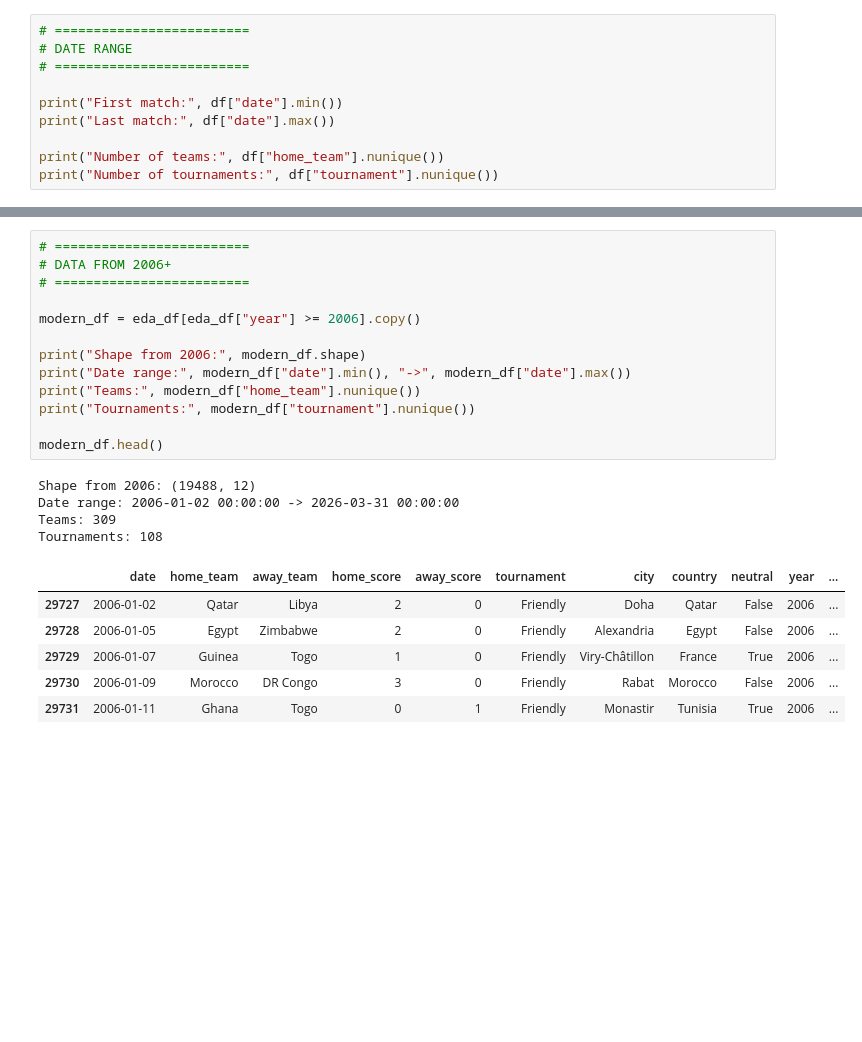
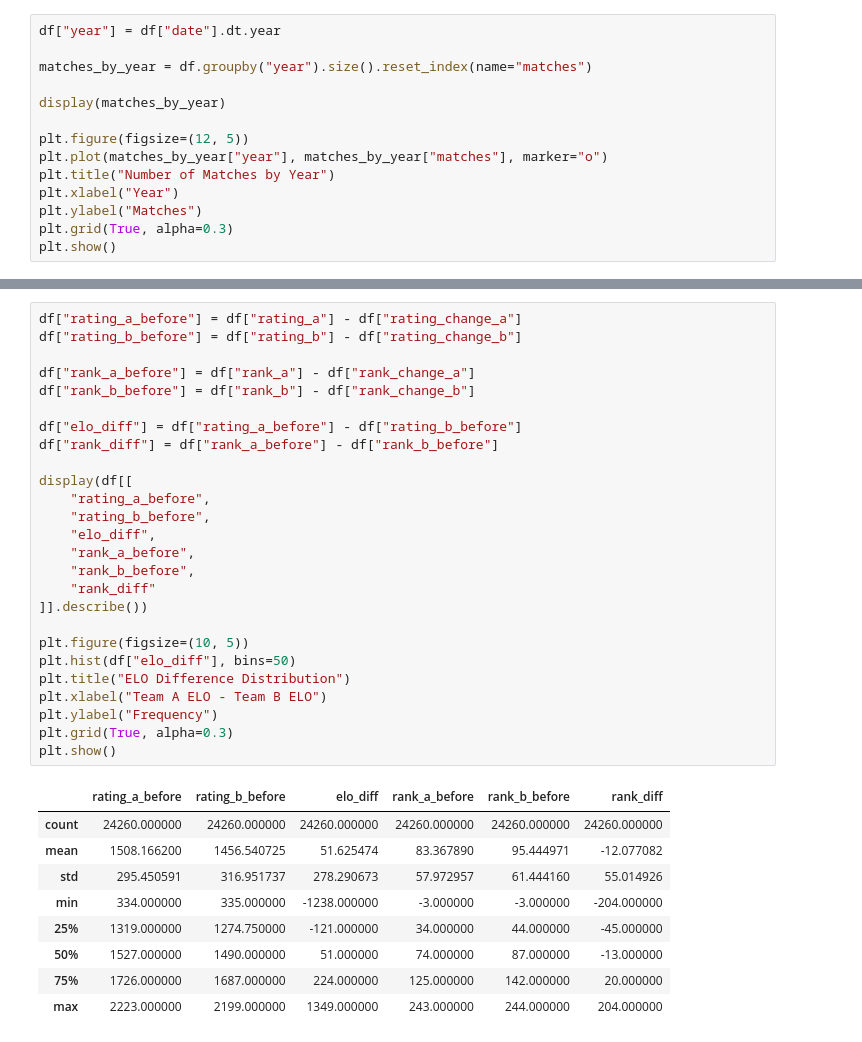
Before and after one commit to roeeseri/World_cup_predictor, a Jupyter notebook: notebooks/01_data_exploration.ipynb, the cells around one changed output, grey strips where cells are left out. Drawn from its saved outputs; the diff is of its cells as text; blank space fills up the shorter version.

```diff
--- a/notebooks/01_data_exploration.ipynb
+++ b/notebooks/01_data_exploration.ipynb
@@ -68,11 +87,15 @@ dtype: int64
 # %%
-# =========================
-# DATE RANGE
-# =========================
+df["year"] = df["date"].dt.year
 
-print("First match:", df["date"].min())
-print("Last match:", df["date"].max())
+matches_by_year = df.groupby("year").size().reset_index(name="matches")
 
-print("Number of teams:", df["home_team"].nunique())
-print("Number of tournaments:", df["tournament"].nunique())
+display(matches_by_year)
+
+plt.figure(figsize=(12, 5))
+plt.plot(matches_by_year["year"], matches_by_year["matches"], marker="o")
+plt.title("Number of Matches by Year")
+plt.xlabel("Year")
+plt.ylabel("Matches")
+plt.grid(True, alpha=0.3)
+plt.show()
 # %% [output]
@@ -141,24 +189,36 @@ Name: count, dtype: int64
 # %%
-# =========================
-# DATA FROM 2006+
-# =========================
+df["rating_a_before"] = df["rating_a"] - df["rating_change_a"]
+df["rating_b_before"] = df["rating_b"] - df["rating_change_b"]
 
-modern_df = eda_df[eda_df["year"] >= 2006].copy()
+df["rank_a_before"] = df["rank_a"] - df["rank_change_a"]
+df["rank_b_before"] = df["rank_b"] - df["rank_change_b"]
 
-print("Shape from 2006:", modern_df.shape)
-print("Date range:", modern_df["date"].min(), "->", modern_df["date"].max())
-print("Teams:", modern_df["home_team"].nunique())
-print("Tournaments:", modern_df["tournament"].nunique())
+df["elo_diff"] = df["rating_a_before"] - df["rating_b_before"]
+df["rank_diff"] = df["rank_a_before"] - df["rank_b_before"]
 
-modern_df.head()
+display(df[[
+    "rating_a_before",
+    "rating_b_before",
+    "elo_diff",
+    "rank_a_before",
+    "rank_b_before",
+    "rank_diff"
+]].describe())
+
+plt.figure(figsize=(10, 5))
+plt.hist(df["elo_diff"], bins=50)
+plt.title("ELO Difference Distribution")
+plt.xlabel("Team A ELO - Team B ELO")
+plt.ylabel("Frequency")
+plt.grid(True, alpha=0.3)
+plt.show()
 # %% [output]
-Shape from 2006: (19488, 12)
-Date range: 2006-01-02 00:00:00 -> 2026-03-31 00:00:00
-Teams: 309
-Tournaments: 108
-|  | date | home_team | away_team | home_score | away_score | tournament | city | country | neutral | year | ... |
-| 29727 | 2006-01-02 | Qatar | Libya | 2 | 0 | Friendly | Doha | Qatar | False | 2006 | ... |
-| 29728 | 2006-01-05 | Egypt | Zimbabwe | 2 | 0 | Friendly | Alexandria | Egypt | False | 2006 | ... |
-| 29729 | 2006-01-07 | Guinea | Togo | 1 | 0 | Friendly | Viry-Châtillon | France | True | 2006 | ... |
-| 29730 | 2006-01-09 | Morocco | DR Congo | 3 | 0 | Friendly | Rabat | Morocco | False | 2006 | ... |
-| 29731 | 2006-01-11 | Ghana | Togo | 0 | 1 | Friendly | Monastir | Tunisia | True | 2006 | ... |
+|  | rating_a_before | rating_b_before | elo_diff | rank_a_before | rank_b_before | rank_diff |
+| count | 24260.000000 | 24260.000000 | 24260.000000 | 24260.000000 | 24260.000000 | 24260.000000 |
+| mean | 1508.166200 | 1456.540725 | 51.625474 | 83.367890 | 95.444971 | -12.077082 |
+| std | 295.450591 | 316.951737 | 278.290673 | 57.972957 | 61.444160 | 55.014926 |
+| min | 334.000000 | 335.000000 | -1238.000000 | -3.000000 | -3.000000 | -204.000000 |
+| 25% | 1319.000000 | 1274.750000 | -121.000000 | 34.000000 | 44.000000 | -45.000000 |
+| 50% | 1527.000000 | 1490.000000 | 51.000000 | 74.000000 | 87.000000 | -13.000000 |
+| 75% | 1726.000000 | 1687.000000 | 224.000000 | 125.000000 | 142.000000 | 20.000000 |
+| max | 2223.000000 | 2199.000000 | 1349.000000 | 243.000000 | 244.000000 | 204.000000 |
```
Also changed, not shown: parts of 27 cells of this notebook, 6 other files.
